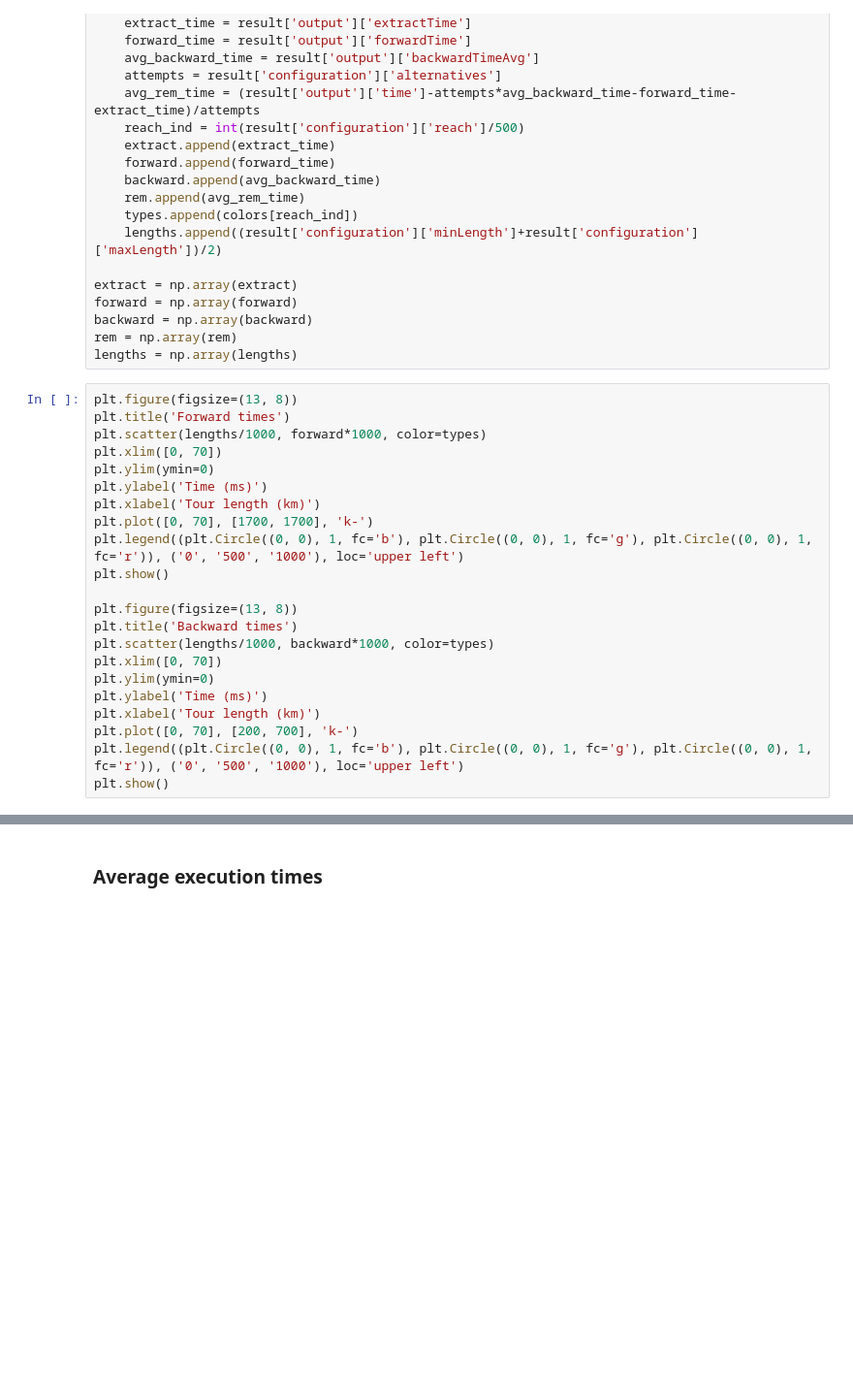
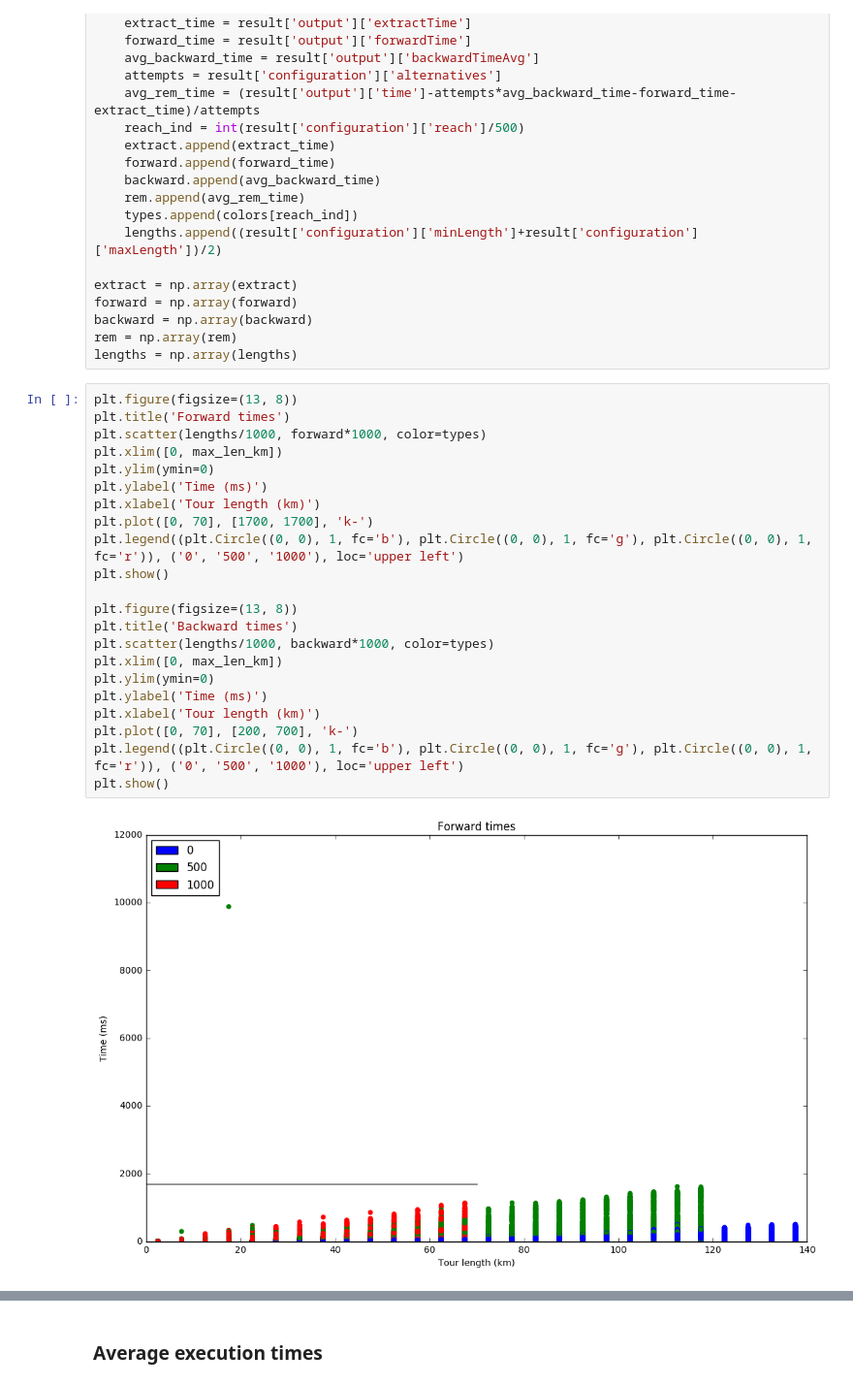
Before and after one commit to Pistro/bike-routing, a Jupyter notebook: postprocessing/Processed Results.ipynb, the cells around one changed output, grey strips where cells are left out. Shown at 97% size. Drawn from its saved outputs; the diff is of its cells as text; blank space fills up the shorter version.

```diff
--- a/postprocessing/Processed Results.ipynb
+++ b/postprocessing/Processed Results.ipynb
@@ -273,22 +301,24 @@ lengths = np.array(lengths)
 # %%
 plt.figure(figsize=(13, 8))
 plt.title('Forward times')
 plt.scatter(lengths/1000, forward*1000, color=types)
-plt.xlim([0, 70])
+plt.xlim([0, max_len_km])
 plt.ylim(ymin=0)
 plt.ylabel('Time (ms)')
 plt.xlabel('Tour length (km)')
 plt.plot([0, 70], [1700, 1700], 'k-')
 plt.legend((plt.Circle((0, 0), 1, fc='b'), plt.Circle((0, 0), 1, fc='g'), plt.Circle((0, 0), 1, fc='r')), ('0', '500', '1000'), loc='upper left')
 plt.show()
 
 plt.figure(figsize=(13, 8))
 plt.title('Backward times')
 plt.scatter(lengths/1000, backward*1000, color=types)
-plt.xlim([0, 70])
+plt.xlim([0, max_len_km])
 plt.ylim(ymin=0)
 plt.ylabel('Time (ms)')
 plt.xlabel('Tour length (km)')
 plt.plot([0, 70], [200, 700], 'k-')
 plt.legend((plt.Circle((0, 0), 1, fc='b'), plt.Circle((0, 0), 1, fc='g'), plt.Circle((0, 0), 1, fc='r')), ('0', '500', '1000'), loc='upper left')
 plt.show()
+# %% [output]
+[figure, added]
```
Also changed, not shown: parts of 17 cells of this notebook, 16 other files.
